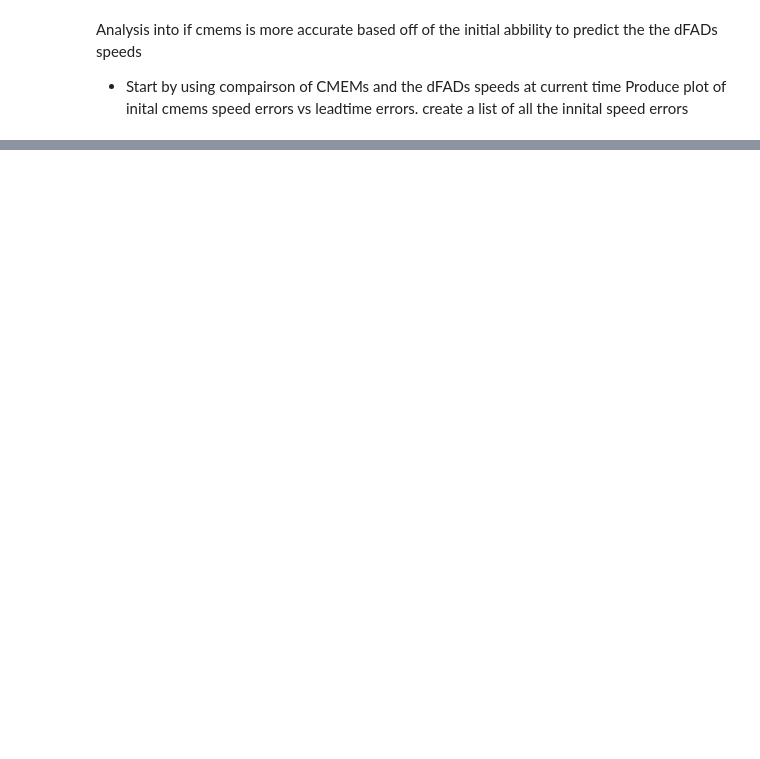
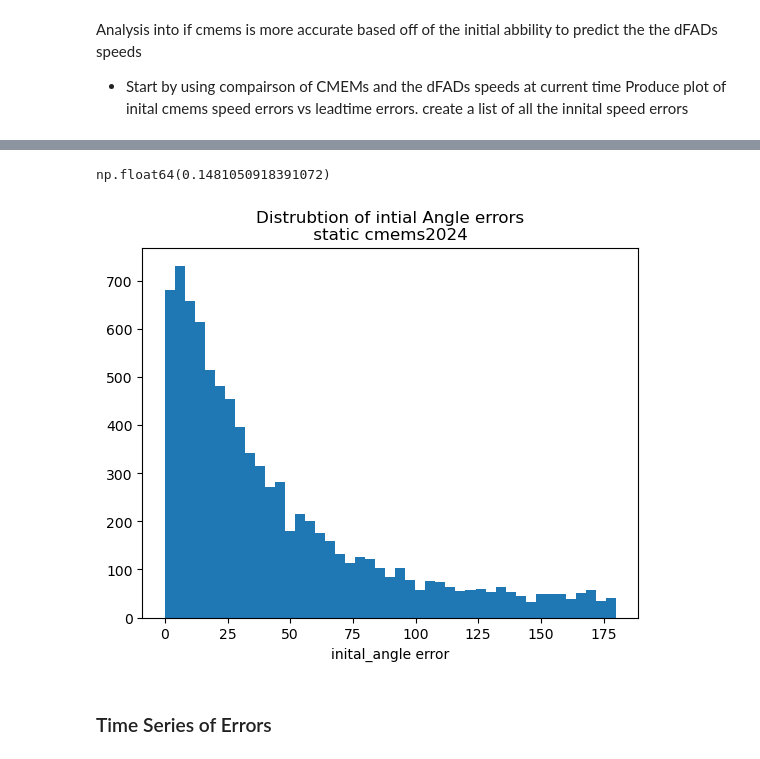
Before and after one commit to Colin-zerfass/fate-core, a Jupyter notebook: Code/forecast_errors_inital_mapping.ipynb, the cells around one changed output, grey strips where cells are left out. Drawn from its saved outputs; the diff is of its cells as text; code cells hidden in the pictures; blank space fills up the shorter version.

```diff
--- a/Code/forecast_errors_inital_mapping.ipynb
+++ b/Code/forecast_errors_inital_mapping.ipynb
@@ -53,0 +179,14 @@ fc_initals = fc.query("lead_time_hours == 0").reset_index(drop = True)
+# %%
+### distribution of inittial error speeds.
+initial_speeds = merged.query("leadtime == 0")
+Greater90 = initial_speeds.query("Initial_angle > 90")["Initial_angle"].count()
+fig, ax =plt.subplots()
+ax.hist(initial_speeds.Initial_angle, 45)
+ax.set_xlabel("inital_angle error")
+ax.set_title("Distrubtion of intial Angle errors\n static cmems2024 ")
+Greater90/initial_speeds.Initial_angle.count()
+# %% [output]
+np.float64(0.1481050918391072)
+[figure, added]
+# %% [markdown]
+### Time Series of Errors
```
Also changed, not shown: parts of 13 cells of this notebook, 1 other file.
